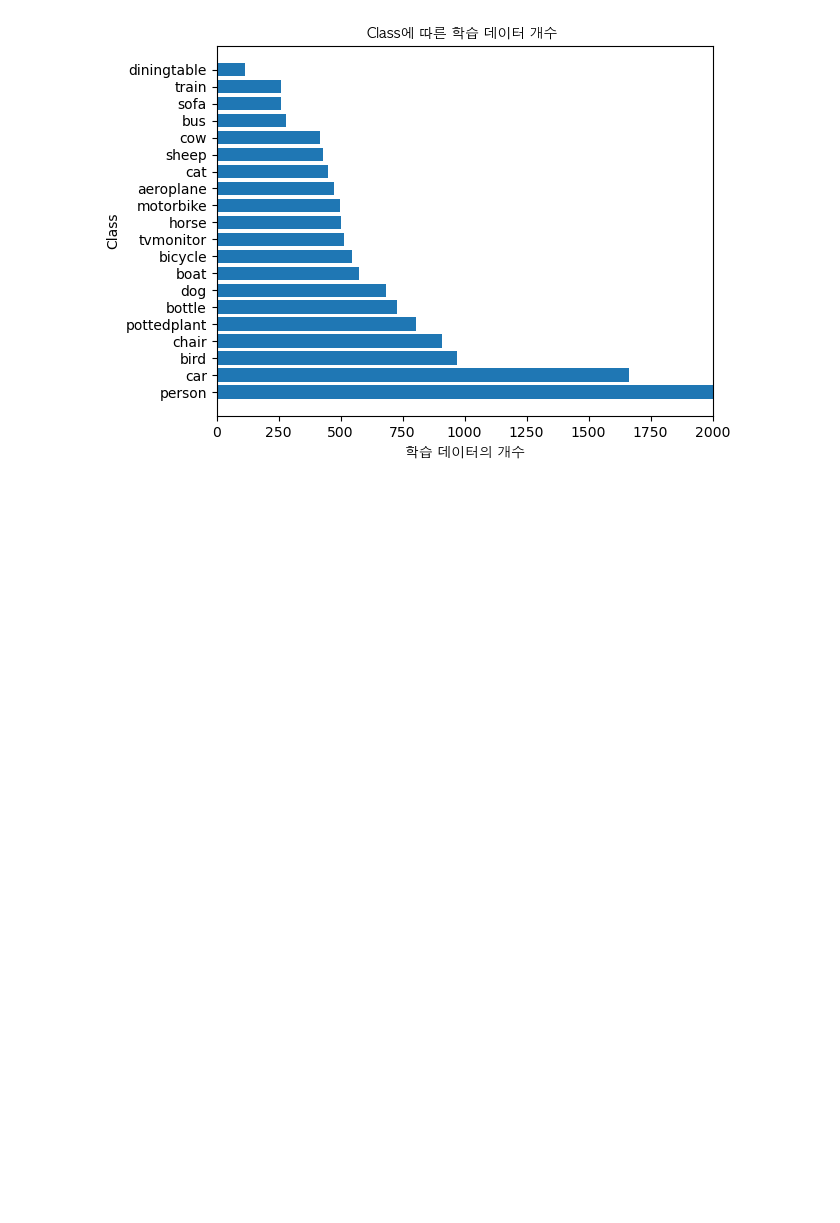
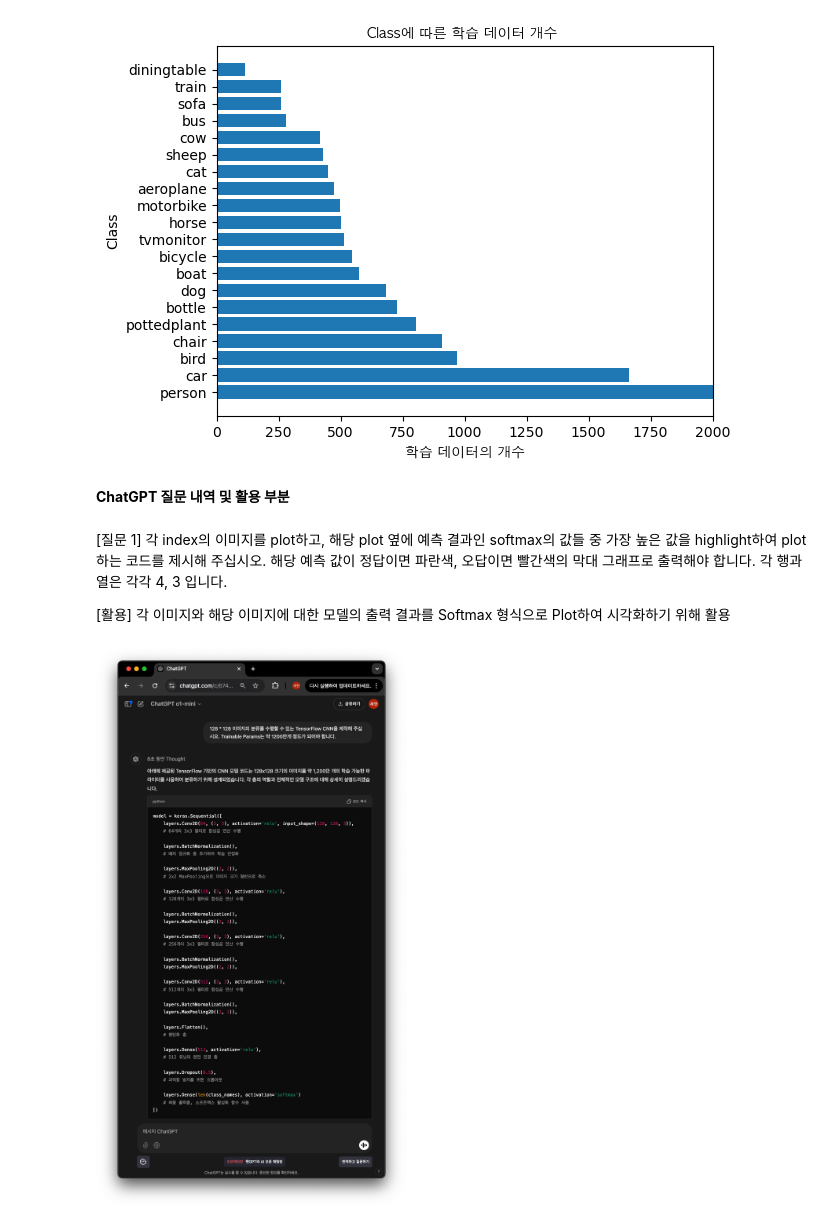
Before and after one commit to ChoIntelligence/ML-Final, a Jupyter notebook: VOC2007_Classification_final.ipynb, the cells around one changed output. Saved outputs shown, nothing was run; the diff lists cells and outputs as text; code cells hidden in the pictures; blank space fills up the shorter version.

```diff
--- a/VOC2007_Classification_final.ipynb
+++ b/VOC2007_Classification_final.ipynb
@@ -726,3 +727,13 @@ plt.title('Class에 따른 학습 데이터 개수 ', font = 'AppleGothic')
 plt.show()
 # %% [output]
 [figure]
+# %% [markdown]
+**ChatGPT 질문 내역 및 활용 부분**
+# %% [markdown]
+[질문 1] 각 index의 이미지를 plot하고, 해당 plot 옆에 예측 결과인 softmax의 값들 중 가장 높은 값을 highlight하여 plot 하는 코드를 제시해 주십시오. 해당 예측 값이 정답이면 파란색, 오답이면 빨간색의 막대 그래프로 출력해야 합니다. 각 행과 열은 각각 4, 3 입니다.
+
+[활용] 각 이미지와 해당 이미지에 대한 모델의 출력 결과를 Softmax 형식으로 Plot하여 시각화하기 위해 활용
+# %%
+Image("./ChatGPT_QnA1.png")
+# %% [output]
+[figure, added]
```
Also changed, not shown: parts of 3 cells of this notebook.
